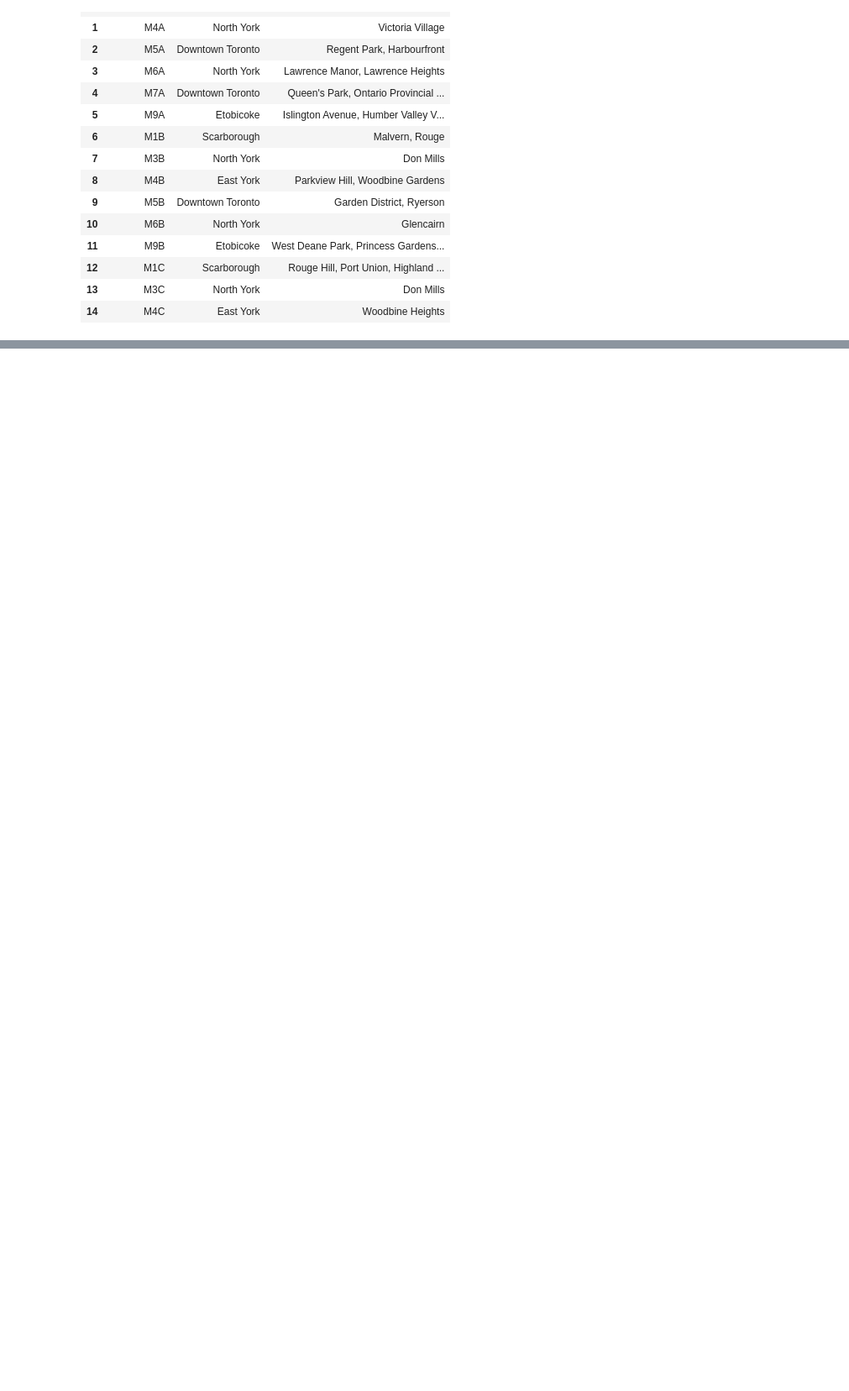
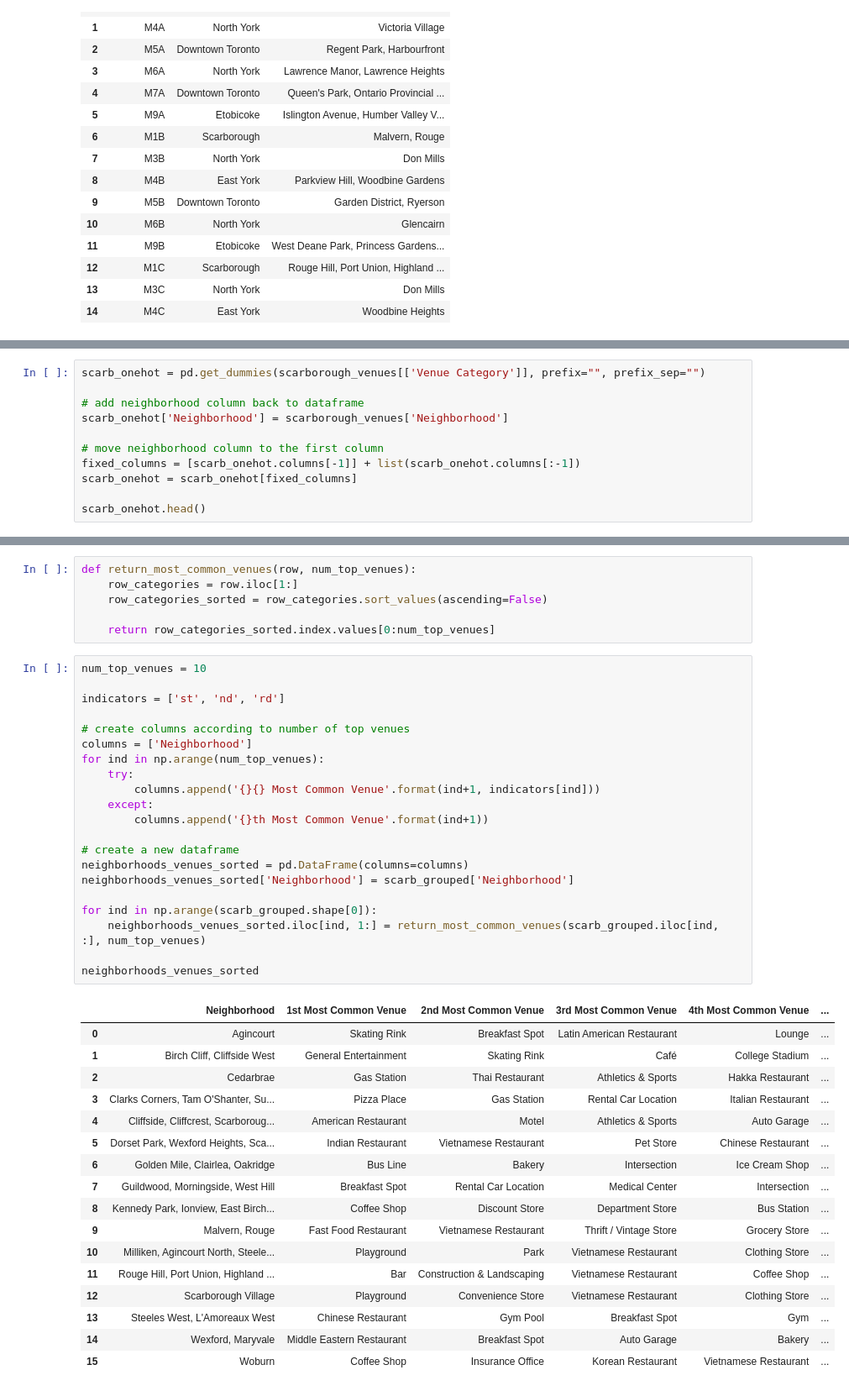
Before and after one commit to aerirprown/Coursera_Capstone_Week_3, a Jupyter notebook: Applied Data Science Capstone-W3-Segmenting and Clustering Toronto.ipynb, the cells around one changed output, grey strips where cells are left out. Shown: that part at 84% size. Saved outputs shown, nothing was run; the diff lists cells and outputs as text; blank space fills up the shorter version.

```diff
--- a/Applied Data Science Capstone-W3-Segmenting and Clustering Toronto.ipynb
+++ b/Applied Data Science Capstone-W3-Segmenting and Clustering Toronto.ipynb
@@ -103,0 +421,11 @@ dropped_boroughs.shape
+# %%
+scarb_onehot = pd.get_dummies(scarborough_venues[['Venue Category']], prefix="", prefix_sep="")
+
+# add neighborhood column back to dataframe
+scarb_onehot['Neighborhood'] = scarborough_venues['Neighborhood']
+
+# move neighborhood column to the first column
+fixed_columns = [scarb_onehot.columns[-1]] + list(scarb_onehot.columns[:-1])
+scarb_onehot = scarb_onehot[fixed_columns]
+
+scarb_onehot.head()
@@ -103,0 +455,45 @@ dropped_boroughs.shape
+# %%
+def return_most_common_venues(row, num_top_venues):
+    row_categories = row.iloc[1:]
+    row_categories_sorted = row_categories.sort_values(ascending=False)
+
+    return row_categories_sorted.index.values[0:num_top_venues]
+# %%
+num_top_venues = 10
+
+indicators = ['st', 'nd', 'rd']
+
+# create columns according to number of top venues
+columns = ['Neighborhood']
+for ind in np.arange(num_top_venues):
+    try:
+        columns.append('{}{} Most Common Venue'.format(ind+1, indicators[ind]))
+    except:
+        columns.append('{}th Most Common Venue'.format(ind+1))
+
+# create a new dataframe
+neighborhoods_venues_sorted = pd.DataFrame(columns=columns)
+neighborhoods_venues_sorted['Neighborhood'] = scarb_grouped['Neighborhood']
+
+for ind in np.arange(scarb_grouped.shape[0]):
+    neighborhoods_venues_sorted.iloc[ind, 1:] = return_most_common_venues(scarb_grouped.iloc[ind, :], num_top_venues)
+
+neighborhoods_venues_sorted
+# %% [output]
+|  | Neighborhood | 1st Most Common Venue | 2nd Most Common Venue | 3rd Most Common Venue | 4th Most Common Venue | ... |
+| 0 | Agincourt | Skating Rink | Breakfast Spot | Latin American Restaurant | Lounge | ... |
+| 1 | Birch Cliff, Cliffside West | General Entertainment | Skating Rink | Café | College Stadium | ... |
+| 2 | Cedarbrae | Gas Station | Thai Restaurant | Athletics & Sports | Hakka Restaurant | ... |
+| 3 | Clarks Corners, Tam O'Shanter, Su... | Pizza Place | Gas Station | Rental Car Location | Italian Restaurant | ... |
+| 4 | Cliffside, Cliffcrest, Scarboroug... | American Restaurant | Motel | Athletics & Sports | Auto Garage | ... |
+| 5 | Dorset Park, Wexford Heights, Sca... | Indian Restaurant | Vietnamese Restaurant | Pet Store | Chinese Restaurant | ... |
+| 6 | Golden Mile, Clairlea, Oakridge | Bus Line | Bakery | Intersection | Ice Cream Shop | ... |
+| 7 | Guildwood, Morningside, West Hill | Breakfast Spot | Rental Car Location | Medical Center | Intersection | ... |
+| 8 | Kennedy Park, Ionview, East Birch... | Coffee Shop | Discount Store | Department Store | Bus Station | ... |
+| 9 | Malvern, Rouge | Fast Food Restaurant | Vietnamese Restaurant | Thrift / Vintage Store | Grocery Store | ... |
+| 10 | Milliken, Agincourt North, Steele... | Playground | Park | Vietnamese Restaurant | Clothing Store | ... |
+| 11 | Rouge Hill, Port Union, Highland ... | Bar | Construction & Landscaping | Vietnamese Restaurant | Coffee Shop | ... |
+| 12 | Scarborough Village | Playground | Convenience Store | Vietnamese Restaurant | Clothing Store | ... |
+| 13 | Steeles West, L'Amoreaux West | Chinese Restaurant | Gym Pool | Breakfast Spot | Gym | ... |
+| 14 | Wexford, Maryvale | Middle Eastern Restaurant | Breakfast Spot | Auto Garage | Bakery | ... |
+| 15 | Woburn | Coffee Shop | Insurance Office | Korean Restaurant | Vietnamese Restaurant | ... |
```
Also changed, not shown: parts of 39 cells of this notebook, 1 other file.
